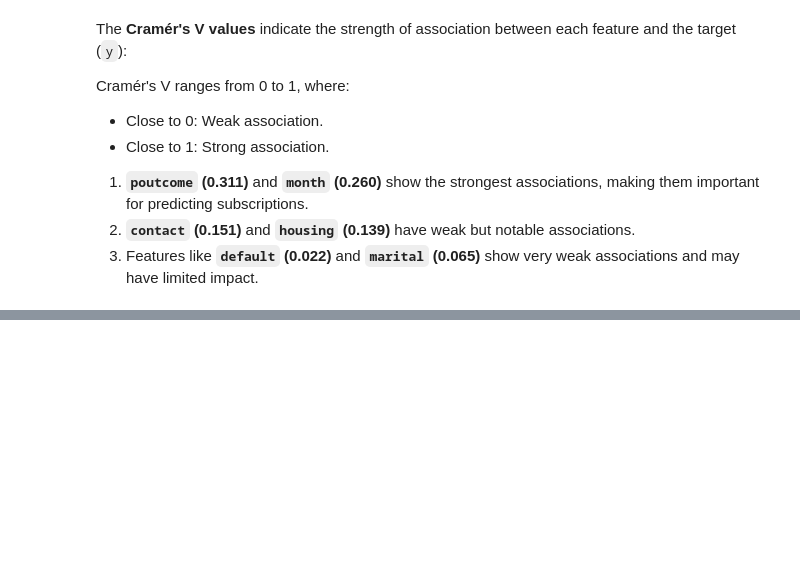
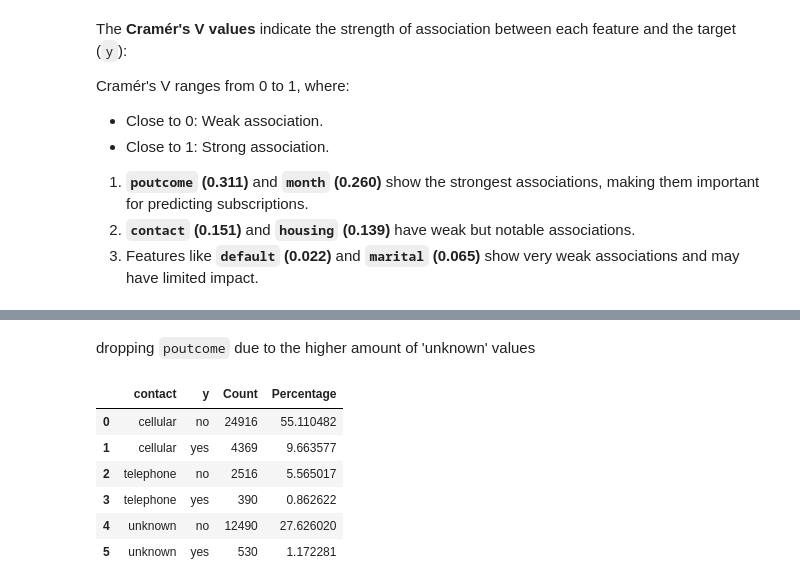
Before and after one commit to senuli-w/CM2604, a Jupyter notebook: 2330973.ipynb, the cells around one changed output, grey strips where cells are left out. Saved outputs shown, nothing was run; the diff lists cells and outputs as text; code cells hidden in the pictures; blank space fills up the shorter version.

```diff
--- a/2330973.ipynb
+++ b/2330973.ipynb
@@ -527,0 +539,2 @@ Cramér's V ranges from 0 to 1, where:
+# %%
+df1 = df.copy()
@@ -527,0 +567,22 @@ Cramér's V ranges from 0 to 1, where:
+# %% [markdown]
+dropping `poutcome` due to the higher amount of 'unknown' values
+# %%
+df1.drop(['poutcome'], axis=1, inplace=True)
+# %%
+# Group by 'contact' and 'y', get the count, and then calculate percentages
+contact_y_counts = df1.groupby(['contact', 'y']).size().reset_index(name='Count')
+
+# Calculate percentage for each group
+total_count = df1.shape[0]
+contact_y_counts['Percentage'] = (contact_y_counts['Count'] / total_count) * 100
+
+# Display the result
+contact_y_counts
+# %% [output]
+|  | contact | y | Count | Percentage |
+| 0 | cellular | no | 24916 | 55.110482 |
+| 1 | cellular | yes | 4369 | 9.663577 |
+| 2 | telephone | no | 2516 | 5.565017 |
+| 3 | telephone | yes | 390 | 0.862622 |
+| 4 | unknown | no | 12490 | 27.626020 |
+| 5 | unknown | yes | 530 | 1.172281 |
```
Also changed, not shown: parts of 15 cells of this notebook.
